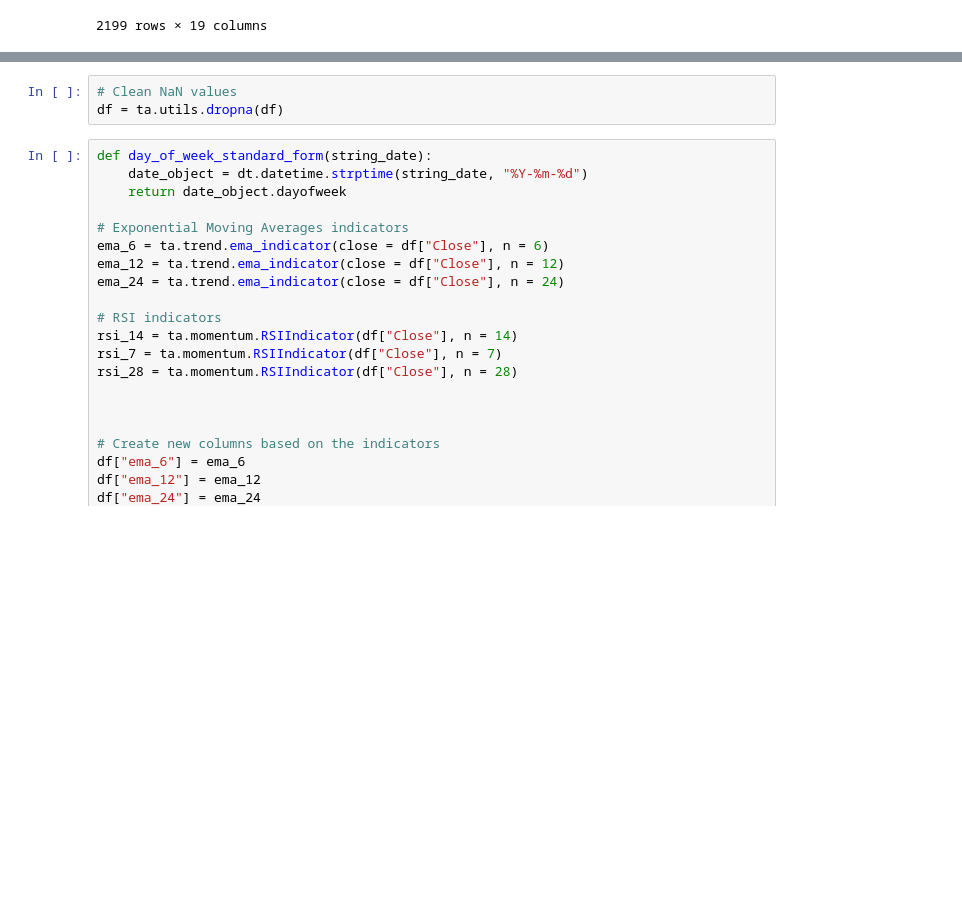
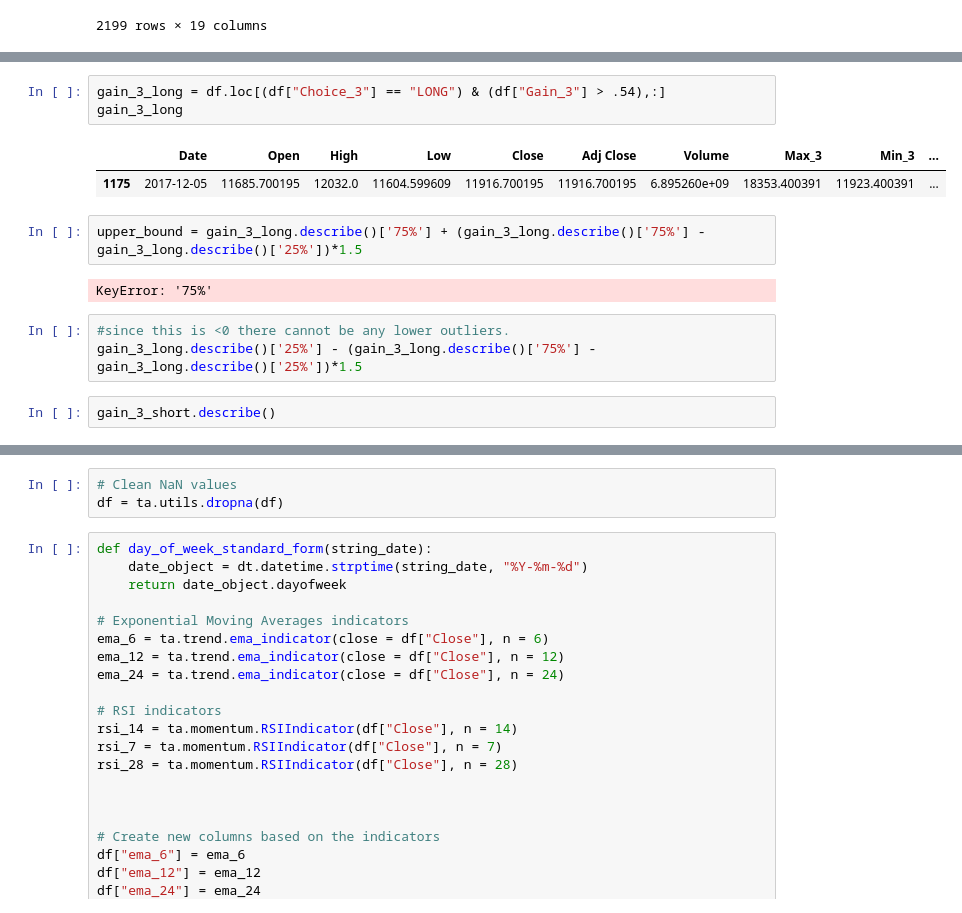
Before and after one commit to Frankie-Figz/Arbitra, a Jupyter notebook: simple-presentation.ipynb, the cells around one changed output, grey strips where cells are left out. Drawn from its saved outputs; the diff is of its cells as text; blank space fills up the shorter version.

```diff
--- a/simple-presentation.ipynb
+++ b/simple-presentation.ipynb
@@ -99,3 +131,18 @@ plt.show()
+# %%
+gain_3_long = df.loc[(df["Choice_3"] == "LONG") & (df["Gain_3"] > .54),:]
+gain_3_long
+# %% [output]
+|  | Date | Open | High | Low | Close | Adj Close | Volume | Max_3 | Min_3 | ... |
+| 1175 | 2017-12-05 | 11685.700195 | 12032.0 | 11604.599609 | 11916.700195 | 11916.700195 | 6.895260e+09 | 18353.400391 | 11923.400391 | ... |
+# %%
+upper_bound = gain_3_long.describe()['75%'] + (gain_3_long.describe()['75%'] - gain_3_long.describe()['25%'])*1.5
+# %% [output]
+KeyError: '75%'
+# %%
+#since this is <0 there cannot be any lower outliers.
+gain_3_long.describe()['25%'] - (gain_3_long.describe()['75%'] - gain_3_long.describe()['25%'])*1.5
+# %%
+gain_3_short.describe()
 # %%
 # Gains
 gain_3_long = df[df["Choice_3"] == "LONG"]["Gain_3"]
```
Also changed, not shown: parts of 6 cells of this notebook, 1 other file.
